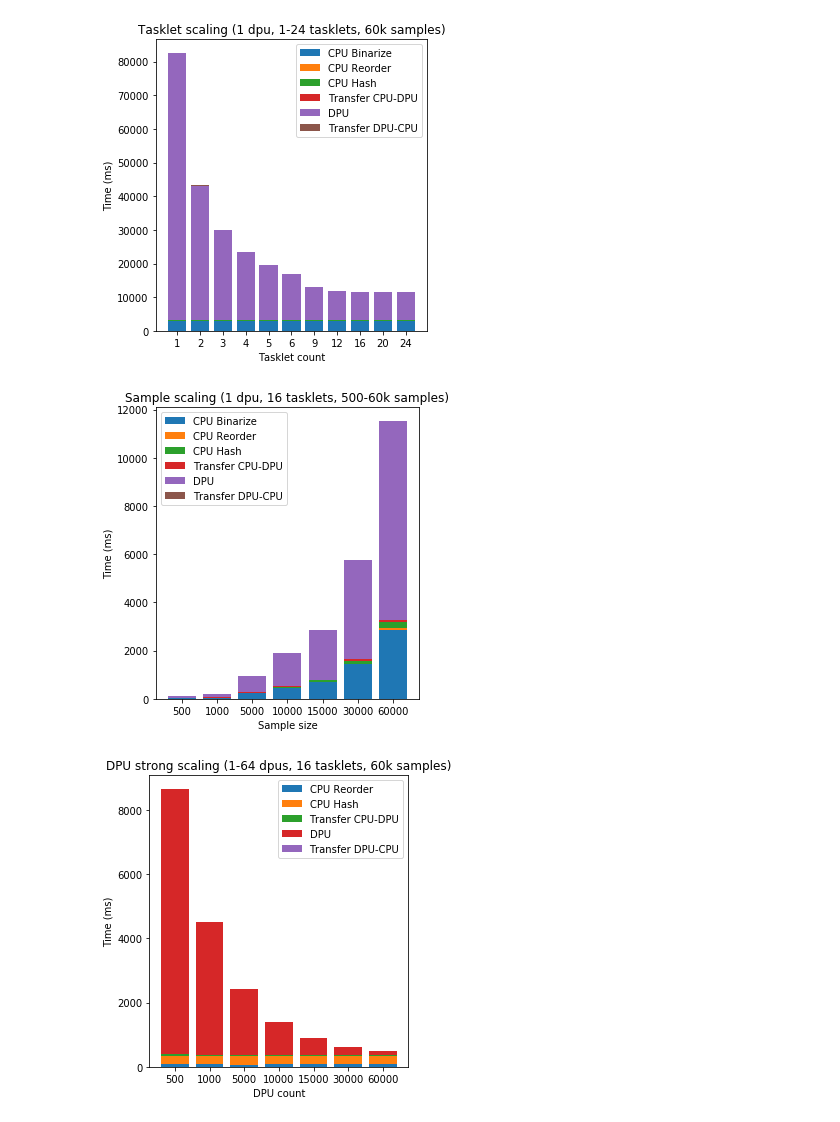
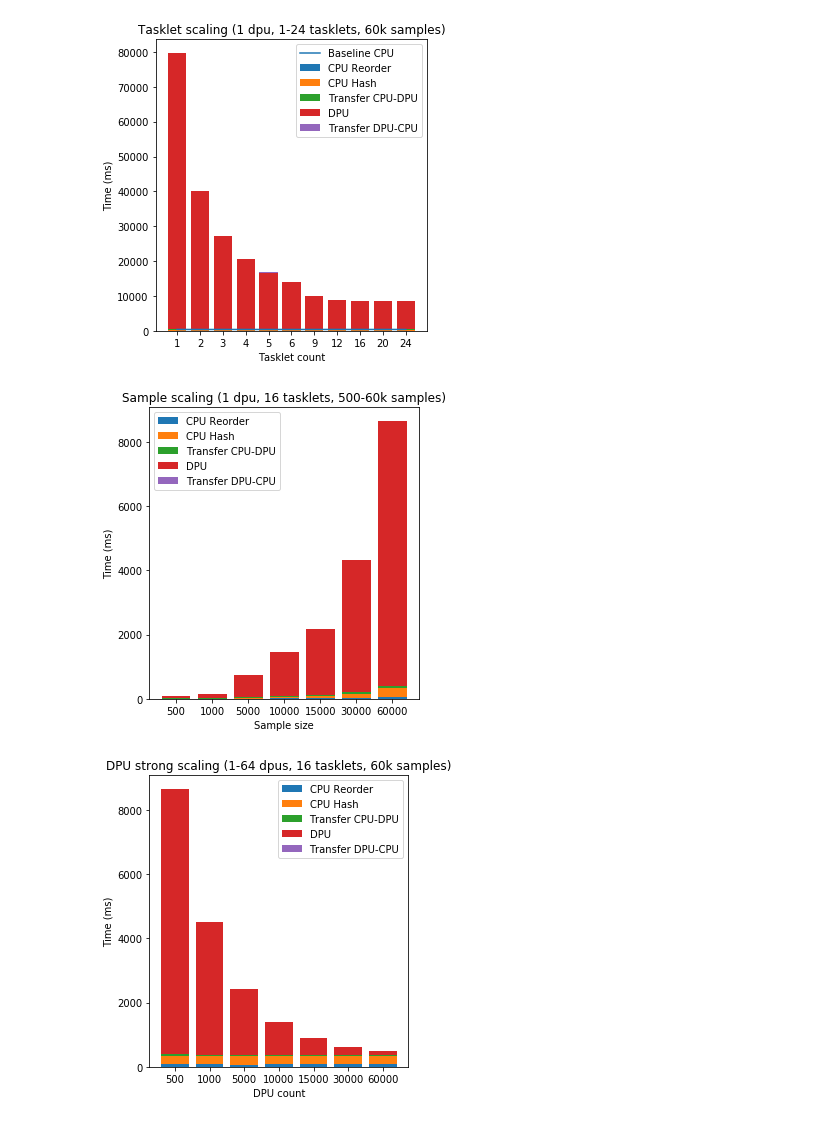
Before and after one commit to Xavier0301/PIMbthowen, a Jupyter notebook: analysis.ipynb, the cells around one changed output. Drawn from its saved outputs; the diff is of its cells as text; code cells hidden in the pictures.

```diff
--- a/analysis.ipynb
+++ b/analysis.ipynb
@@ -171,6 +171,8 @@ plt.show()
 fig, ax = plt.subplots(figsize=(5, 5))
 
 str_x = [str(x) for x in tasklet_scaling_x]
+
+start = 1
 components = [
     tasklet_scaling_binarize_time,
     tasklet_scaling_reorder_time,
@@ -178,7 +180,7 @@ components = [
     tasklet_scaling_transfer1_time,
     tasklet_scaling_dpu_time,
     tasklet_scaling_transfer2_time
-]
+][start:]
 labels = [
     "CPU Binarize",
     "CPU Reorder",
@@ -186,11 +188,11 @@ labels = [
     "Transfer CPU-DPU",
     "DPU",
     "Transfer DPU-CPU"
-]
+][start:]
 for i, (component, label) in enumerate(zip(components, labels)):
     components_before = [0 for _ in range(len(component))] if i == 0 else [sum(x) for x in zip(*components[:i])]
     ax.bar(str_x, component, label=label, bottom=components_before)
-# ax.bar(str_x, tasklet_scaling_cpu_time, label="Baseline CPU")
+ax.plot(str_x, tasklet_scaling_cpu_time, label="Baseline CPU")
 
 ax.set_xticks(str_x)
 
@@ -207,7 +209,7 @@ fig.savefig('tasklet_scaling_time.png')
 
 plt.show()
 # %% [output]
-[figure, old version]
+[figure, new version]
 # %%
 # Same as above but for sample scaling
 
@@ -224,36 +226,36 @@ components = [
     sample_scaling_transfer1_time,
     sample_scaling_dpu_time,
     sample_scaling_transfer2_time
-][start]
+][start:]
 labels = [
     "CPU Binarize",
     "CPU Reorder",
     "CPU Hash",
     "Transfer CPU-DPU",
     "DPU",
     "Transfer DPU-CPU"
-][start]
+][start:]
 for i, component in enumerate(components):
     components_before = [0 for _ in range(len(component))] if i == 0 else [sum(x) for x in zip(*components[:i])]
     ax.bar(str_x, component, label=labels[i], bottom=components_before)
 
 
 ax.set_xticks(str_x)
 
 ax.set_xlabel("Sample size")
 ax.set_ylabel("Time (ms)")
 
 ax.set_title("Sample scaling (1 dpu, 16 tasklets, 500-60k samples)")
 
 ax.legend()
 
 fig.tight_layout()
 
 fig.savefig('sample_scaling_time.png')
 
 plt.show()
 # %% [output]
-[figure, old version]
+[figure, new version]
 # %%
 # Same as above but for dpu strong scaling
 
```
Also changed, not shown: parts of 3 cells of this notebook, 14 other files.
